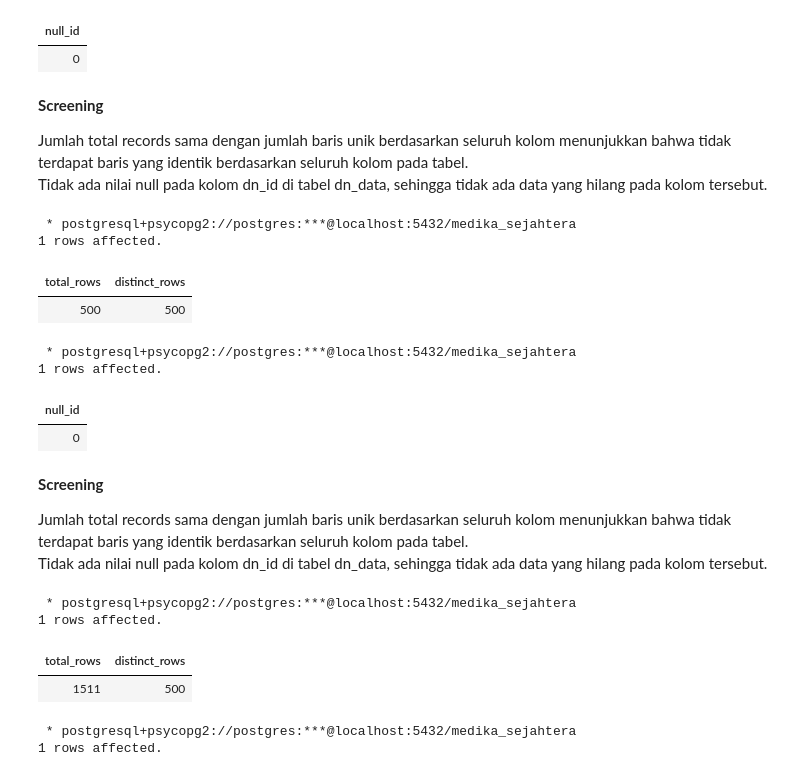
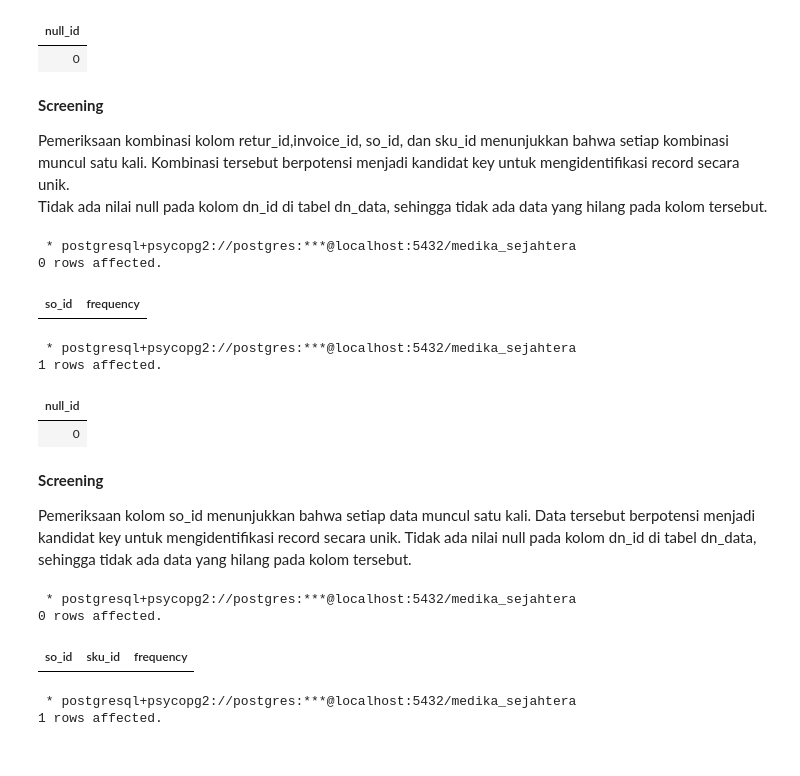
Before and after one commit to Rpfitrah/return-analysis-medika-sejahtera, a Jupyter notebook: Notebook/01_data_understanding.ipynb, the cells around one changed output. Drawn from its saved outputs; the diff is of its cells as text; code cells hidden in the pictures.

Commit message:
unique datas done

```diff
--- a/Notebook/01_data_understanding.ipynb
+++ b/Notebook/01_data_understanding.ipynb
@@ -703,20 +690,22 @@ WHERE
 # %% [markdown]
 **Screening**
 
-Jumlah total records sama dengan jumlah baris unik berdasarkan seluruh kolom menunjukkan bahwa tidak terdapat baris yang identik berdasarkan seluruh kolom pada tabel.
+Pemeriksaan kombinasi kolom retur_id,invoice_id, so_id, dan sku_id menunjukkan bahwa setiap kombinasi muncul satu kali. Kombinasi tersebut berpotensi menjadi kandidat key untuk mengidentifikasi record secara unik.
 Tidak ada nilai null pada kolom dn_id di tabel dn_data, sehingga tidak ada data yang hilang pada kolom tersebut.
 # %%
 %%sql
 
 SELECT
-    COUNT(*) AS total_rows,
-    COUNT(DISTINCT so_id) AS distinct_rows
+    so_id,
+    COUNT(*) AS frequency
 FROM so_data
+GROUP BY
+    so_id
+HAVING COUNT(*) > 1
 # %% [output]
  * postgresql+psycopg2://postgres:***@localhost:5432/medika_sejahtera
-1 rows affected.
+0 rows affected.
-| total_rows | distinct_rows |
-| 500 | 500 |
+| so_id | frequency |
 # %%
 %%sql
 
@@ -730,23 +719,27 @@ WHERE
 1 rows affected.
 | null_id |
 | 0 |
-# %% [markdown]
-**Screening**
-
-Jumlah total records sama dengan jumlah baris unik berdasarkan seluruh kolom menunjukkan bahwa tidak terdapat baris yang identik berdasarkan seluruh kolom pada tabel.
-Tidak ada nilai null pada kolom dn_id di tabel dn_data, sehingga tidak ada data yang hilang pada kolom tersebut.
+# %% [markdown]
+**Screening**
+
+Pemeriksaan kolom so_id menunjukkan bahwa setiap data muncul satu kali. Data tersebut berpotensi menjadi kandidat key untuk mengidentifikasi record secara unik.
+Tidak ada nilai null pada kolom dn_id di tabel dn_data, sehingga tidak ada data yang hilang pada kolom tersebut.
 # %%
 %%sql
 
 SELECT
-    COUNT(*) AS total_rows,
-    COUNT(DISTINCT so_id) AS distinct_rows
+    so_id,
+    sku_id,
+    COUNT(*) AS frequency
 FROM so_detail
+GROUP BY
+    so_id,
+    sku_id
+HAVING COUNT(*) > 1
 # %% [output]
  * postgresql+psycopg2://postgres:***@localhost:5432/medika_sejahtera
-1 rows affected.
+0 rows affected.
-| total_rows | distinct_rows |
-| 1511 | 500 |
+| so_id | sku_id | frequency |
 # %%
 %%sql
 
```
Also changed, not shown: parts of 3 cells of this notebook.
